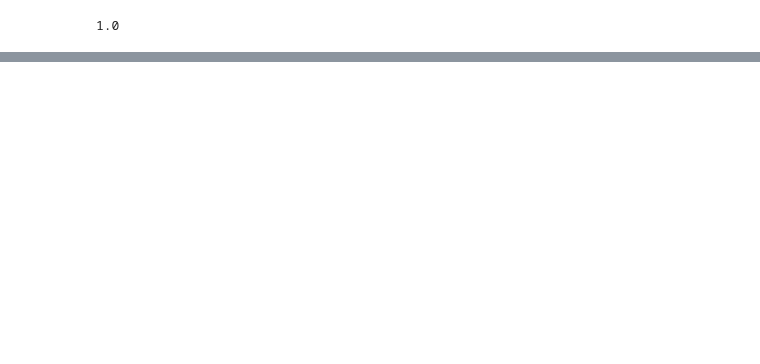
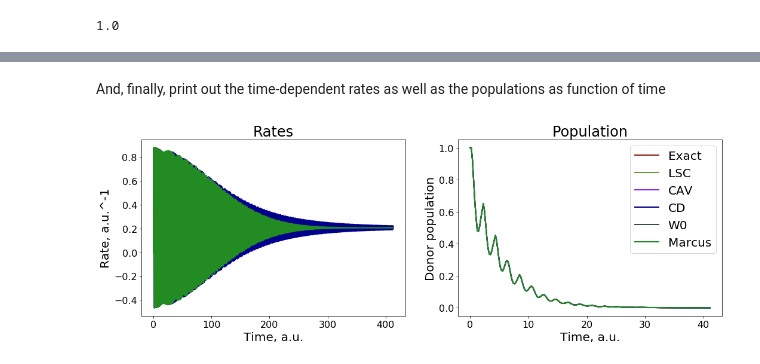
Before and after one commit to Quantum-Dynamics-Hub/libra-code, a Jupyter notebook: notebooks/Example10_FGR/fgr_example1.ipynb, the cells around one changed output, grey strips where cells are left out. Saved outputs shown, nothing was run; the diff lists cells and outputs as text; code cells hidden in the pictures; blank space fills up the shorter version.

```diff
--- a/notebooks/Example10_FGR/fgr_example1.ipynb
+++ b/notebooks/Example10_FGR/fgr_example1.ipynb
@@ -93,0 +241,48 @@ fgr_py.run_NEFGRL_populations(dE, V, omega_nm, gamma_nm,req_nm, shift_NE, method
+# %%
+sim_params["method"] = 2
+time2, rate2, pop2 = fgr_py.run_NEFGRL_populations(dE, V, omega_nm, gamma_nm,req_nm, shift_NE, sim_params )
+# %%
+sim_params["method"] = 3
+time3, rate3, pop3 = fgr_py.run_NEFGRL_populations(dE, V, omega_nm, gamma_nm,req_nm, shift_NE, sim_params )
+# %%
+sim_params["method"] = 4
+time4, rate4, pop4 = fgr_py.run_NEFGRL_populations(dE, V, omega_nm, gamma_nm,req_nm, shift_NE, sim_params )
+# %%
+sim_params["method"] = 5
+time5, rate5, pop5 = fgr_py.run_NEFGRL_populations(dE, V, omega_nm, gamma_nm,req_nm, shift_NE, sim_params )
+# %% [markdown]
+And, finally, print out the time-dependent rates as well as the populations as function of time
+# %%
+plt.figure(1, figsize=(18, 12)) # dpi=300, frameon=False)
+plt.subplot(2,2,1)
+plt.title('Rates')
+plt.xlabel('Time, a.u.')
+plt.ylabel('Rate, a.u.^-1')
+plt.plot(time0, rate0, label='Exact', linewidth=2, color = colors["11"])
+plt.plot(time1, rate1, label='LSC', linewidth=2, color = colors["21"])
+plt.plot(time2, rate2, label='CAV', linewidth=2, color = colors["31"])
+plt.plot(time3, rate3, label='CD', linewidth=2, color = colors["32"])
+plt.plot(time4, rate4, label='W0', linewidth=2, color = colors["41"])
+plt.plot(time5, rate5, label='Marcus', linewidth=2, color = colors["23"])
+#plt.legend()
+
+plt.subplot(2,2,2)
+plt.title('Population')
+plt.xlabel('Time, a.u.')
+plt.ylabel('Donor population')
+
+N = len(time0)
+xmin, xmax = 0, N/10
+
+plt.plot(time0[xmin:xmax], pop0[xmin:xmax], label='Exact', linewidth=2, color = colors["11"])
+plt.plot(time1[xmin:xmax], pop1[xmin:xmax], label='LSC', linewidth=2, color = colors["21"])
+plt.plot(time2[xmin:xmax], pop2[xmin:xmax], label='CAV', linewidth=2, color = colors["31"])
+plt.plot(time3[xmin:xmax], pop3[xmin:xmax], label='CD', linewidth=2, color = colors["32"])
+plt.plot(time4[xmin:xmax], pop4[xmin:xmax], label='W0', linewidth=2, color = colors["41"])
+plt.plot(time5[xmin:xmax], pop5[xmin:xmax], label='Marcus', linewidth=2, color = colors["23"])
+plt.legend()
+
+plt.show()
+plt.close()
+# %% [output]
+[figure, added]
```
Also changed, not shown: parts of 26 cells of this notebook, 1 other file.
